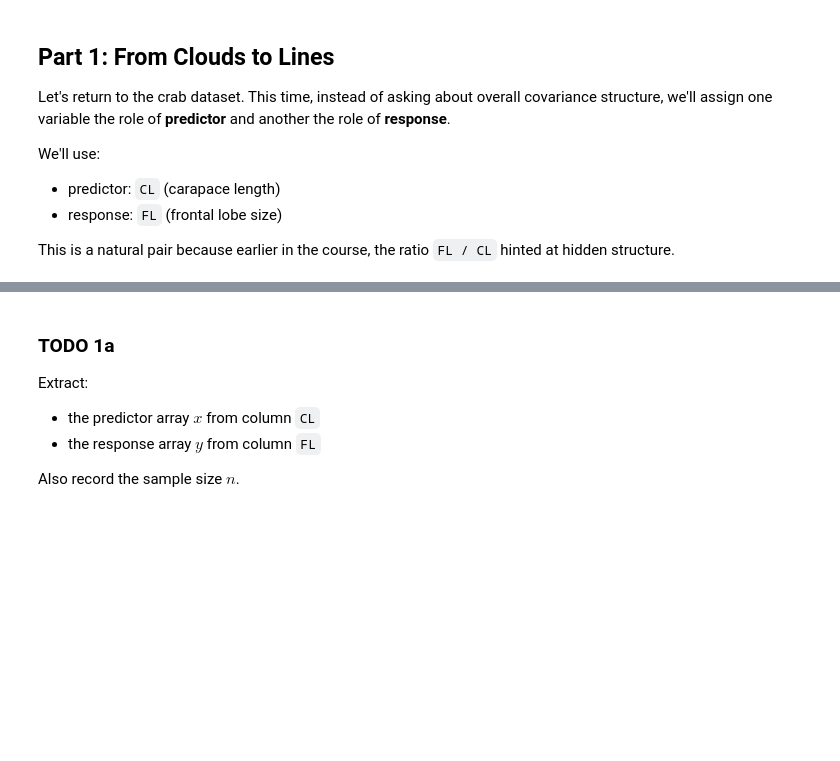
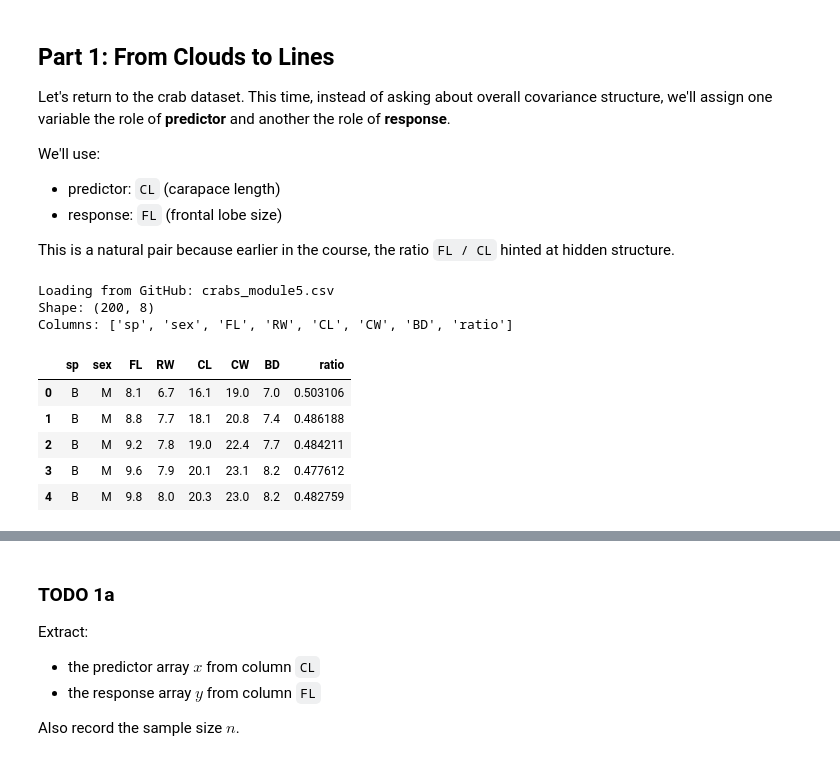
Before and after one commit to codey-m/prob_stats, a Jupyter notebook: module5_lab.ipynb, the cells around one changed output, grey strips where cells are left out. Cells and saved outputs as stored; diff of their text form; code cells hidden in the pictures; blank space fills up the shorter version.

Commit message:
update link to data

```diff
--- a/module5_lab.ipynb
+++ b/module5_lab.ipynb
@@ -64,8 +64,7 @@ def load_data(filename):
     """Load CSV from local directory or GitHub."""
     if os.path.exists(filename):
         return pd.read_csv(filename)
-    base_url = ("https://raw.githubusercontent.com/"
-                "codey-m/prob-stats-labs/main/")
+    base_url = "https://raw.githubusercontent.com/codey-m/prob_stats/main/"
     url = base_url + filename
     print(f"Loading from GitHub: {filename}")
     return pd.read_csv(url)
@@ -81,11 +80,21 @@ We'll use:
 
 This is a natural pair because earlier in the course, the ratio `FL / CL` hinted at hidden structure.
 # %%
-crabs = load_data("crabs.csv")
+crabs = load_data("crabs_module5.csv")
 
 print("Shape:", crabs.shape)
 print("Columns:", list(crabs.columns))
 crabs.head()
+# %% [output]
+Loading from GitHub: crabs_module5.csv
+Shape: (200, 8)
+Columns: ['sp', 'sex', 'FL', 'RW', 'CL', 'CW', 'BD', 'ratio']
+|  | sp | sex | FL | RW | CL | CW | BD | ratio |
+| 0 | B | M | 8.1 | 6.7 | 16.1 | 19.0 | 7.0 | 0.503106 |
+| 1 | B | M | 8.8 | 7.7 | 18.1 | 20.8 | 7.4 | 0.486188 |
+| 2 | B | M | 9.2 | 7.8 | 19.0 | 22.4 | 7.7 | 0.484211 |
+| 3 | B | M | 9.6 | 7.9 | 20.1 | 23.1 | 8.2 | 0.477612 |
+| 4 | B | M | 9.8 | 8.0 | 20.3 | 23.0 | 8.2 | 0.482759 |
 # %%
 measurement_cols = ["FL", "RW", "CL", "CW", "BD"]
 crabs[measurement_cols].describe().round(2)
```
Also changed, not shown: parts of 1 cell of this notebook.
